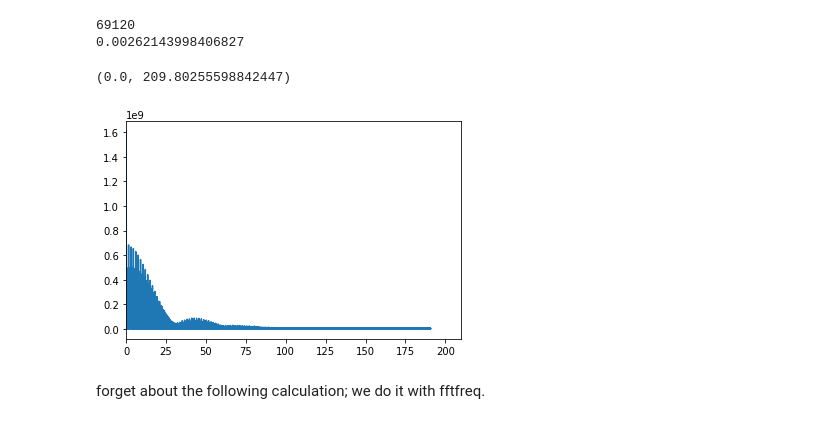
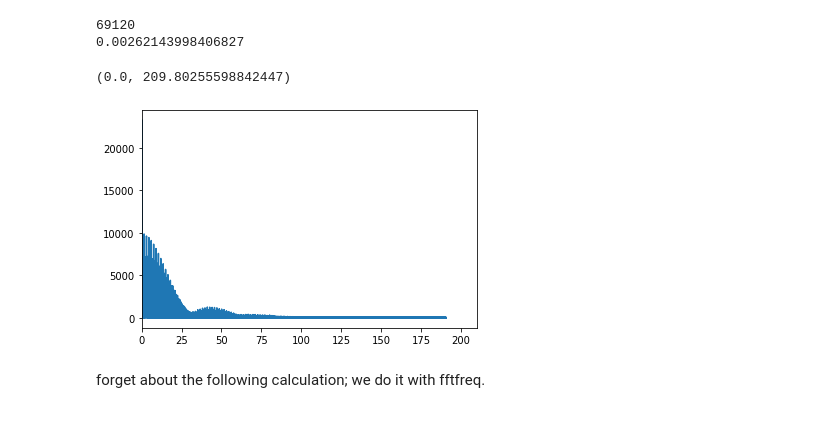
Before and after one commit to Yousousen/pulsar_analysis, a Jupyter notebook: scripts/loading_pulsar_data.ipynb, the cells around one changed output. Cells and saved outputs as stored; diff of their text form; code cells hidden in the pictures.

Commit message:
Normalized the fourier transform and correspondingly edited the height threshold for peak detection.

```diff
--- a/scripts/loading_pulsar_data.ipynb
+++ b/scripts/loading_pulsar_data.ipynb
@@ -74,11 +78,16 @@ print(dt)
 # %%
 frequencies  = np.fft.fftfreq(nbins, dt)
-transform = np.fft.fft(pulsar_data)
+transform = np.fft.fft(pulsar_data) / len(pulsar_data) # normalize the transform.
 plt.plot(frequencies[1:], abs(transform[1:]))
 plt.xlim(0) # to remove the symmetry from the plot.
+
+#frequencies  = np.fft.fftfreq(nbins // 2, dt)
+#transform = np.fft.fft(pulsar_data) / len(pulsar_data) # normalize the transform.
+#transform = transform[ range(nbins // 2) ]
+#plt.plot(frequencies[1:], abs(transform[1:]))
 # %% [output]
 (0.0, 209.80255598842447)
-[figure, old version]
+[figure, new version]
 # %% [markdown]
 forget about the following calculation; we do it with fftfreq.
 # %%
```
Also changed, not shown: parts of 7 cells of this notebook.
